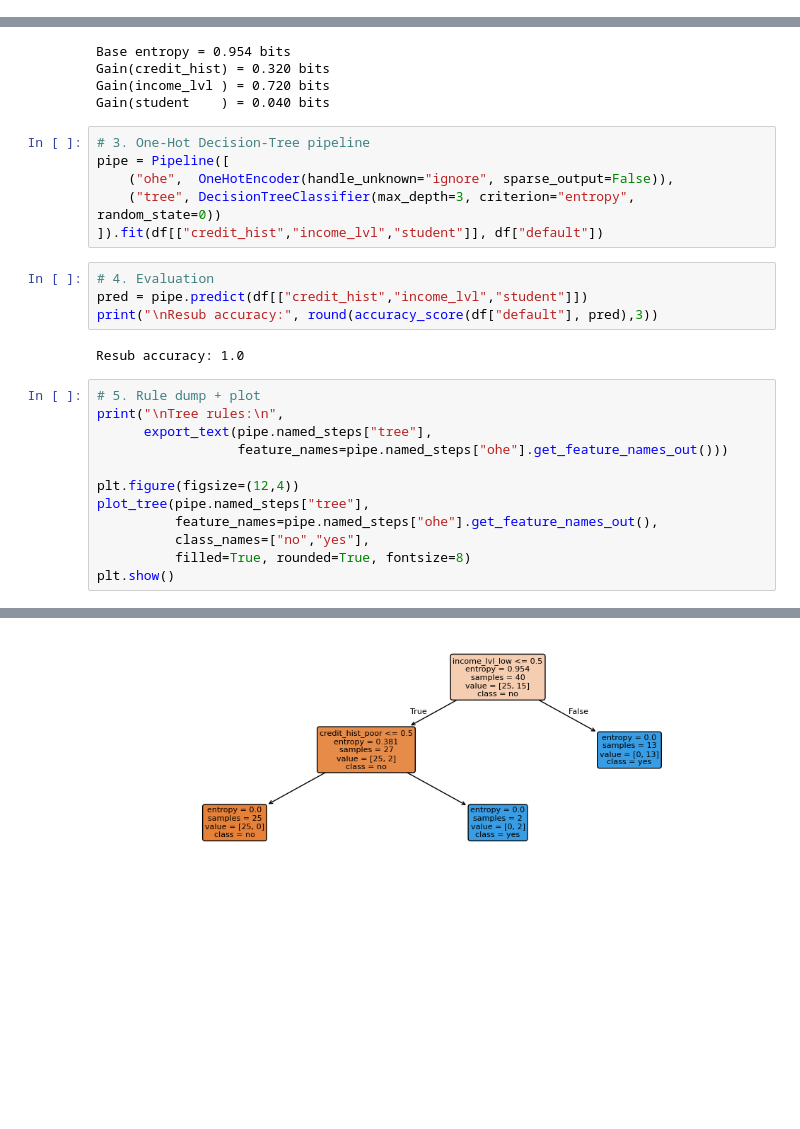
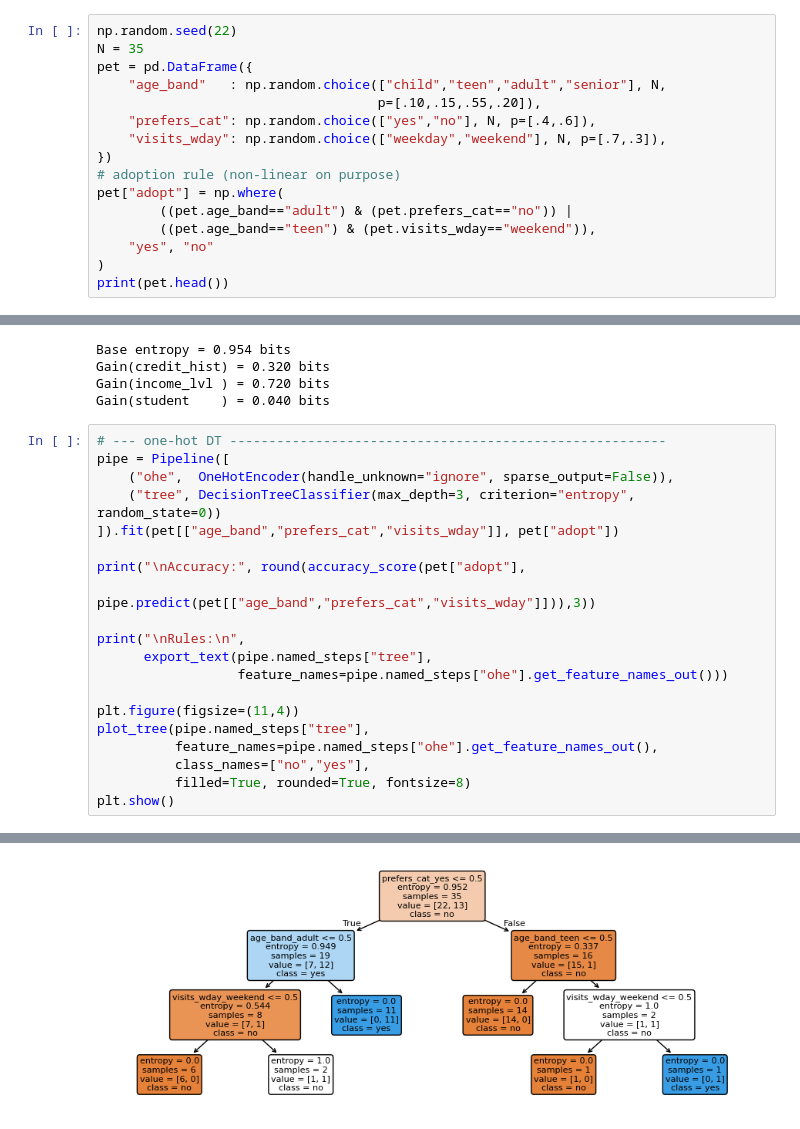
Before and after one commit to dornercr/INFO371, a Jupyter notebook: INFO371_Week4_Pet_Adoption_Decision_Tree.ipynb, the cells around one changed output, grey strips where cells are left out. Cells and saved outputs as stored; diff of their text form; blank space fills up the shorter version.

```diff
--- a/INFO371_Week4_Pet_Adoption_Decision_Tree.ipynb
+++ b/INFO371_Week4_Pet_Adoption_Decision_Tree.ipynb
@@ -44,0 +21,16 @@ print(df.head())
+# %%
+np.random.seed(22)
+N = 35
+pet = pd.DataFrame({
+    "age_band"   : np.random.choice(["child","teen","adult","senior"], N,
+                                    p=[.10,.15,.55,.20]),
+    "prefers_cat": np.random.choice(["yes","no"], N, p=[.4,.6]),
+    "visits_wday": np.random.choice(["weekday","weekend"], N, p=[.7,.3]),
+})
+# adoption rule (non‑linear on purpose)
+pet["adopt"] = np.where(
+        ((pet.age_band=="adult") & (pet.prefers_cat=="no")) |
+        ((pet.age_band=="teen") & (pet.visits_wday=="weekend")),
+    "yes", "no"
+)
+print(pet.head())
@@ -65,25 +76,21 @@ Base entropy = 0.954 bits
 Gain(credit_hist) = 0.320 bits
 Gain(income_lvl ) = 0.720 bits
 Gain(student    ) = 0.040 bits
-# %%
-# 3. One‑Hot Decision‑Tree pipeline
-pipe = Pipeline([
-    ("ohe",  OneHotEncoder(handle_unknown="ignore", sparse_output=False)),
-    ("tree", DecisionTreeClassifier(max_depth=3, criterion="entropy", random_state=0))
-]).fit(df[["credit_hist","income_lvl","student"]], df["default"])
-# %%
-# 4. Evaluation
-pred = pipe.predict(df[["credit_hist","income_lvl","student"]])
-print("\nResub accuracy:", round(accuracy_score(df["default"], pred),3))
-# %% [output]
-Resub accuracy: 1.0
 # %%
-# 5. Rule dump + plot
-print("\nTree rules:\n",
+# --- one‑hot DT --------------------------------------------------------
+pipe = Pipeline([
+    ("ohe",  OneHotEncoder(handle_unknown="ignore", sparse_output=False)),
+    ("tree", DecisionTreeClassifier(max_depth=3, criterion="entropy", random_state=0))
+]).fit(pet[["age_band","prefers_cat","visits_wday"]], pet["adopt"])
+
+print("\nAccuracy:", round(accuracy_score(pet["adopt"],
+                                          pipe.predict(pet[["age_band","prefers_cat","visits_wday"]])),3))
+
+print("\nRules:\n",
       export_text(pipe.named_steps["tree"],
                   feature_names=pipe.named_steps["ohe"].get_feature_names_out()))
 
-plt.figure(figsize=(12,4))
+plt.figure(figsize=(11,4))
 plot_tree(pipe.named_steps["tree"],
           feature_names=pipe.named_steps["ohe"].get_feature_names_out(),
           class_names=["no","yes"],
@@ -101 +119 @@ Tree rules:
-[figure, old version]
+[figure, new version]
```
Also changed, not shown: parts of 6 cells of this notebook.
